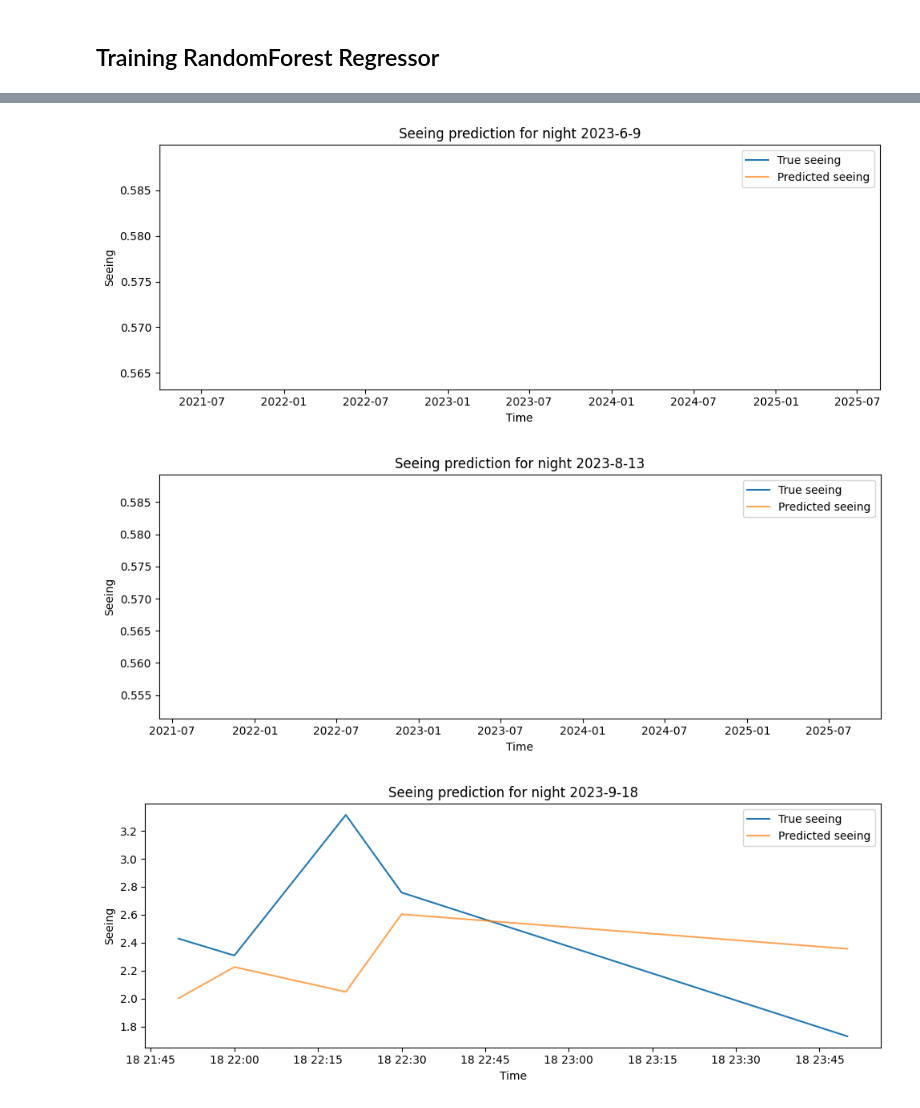
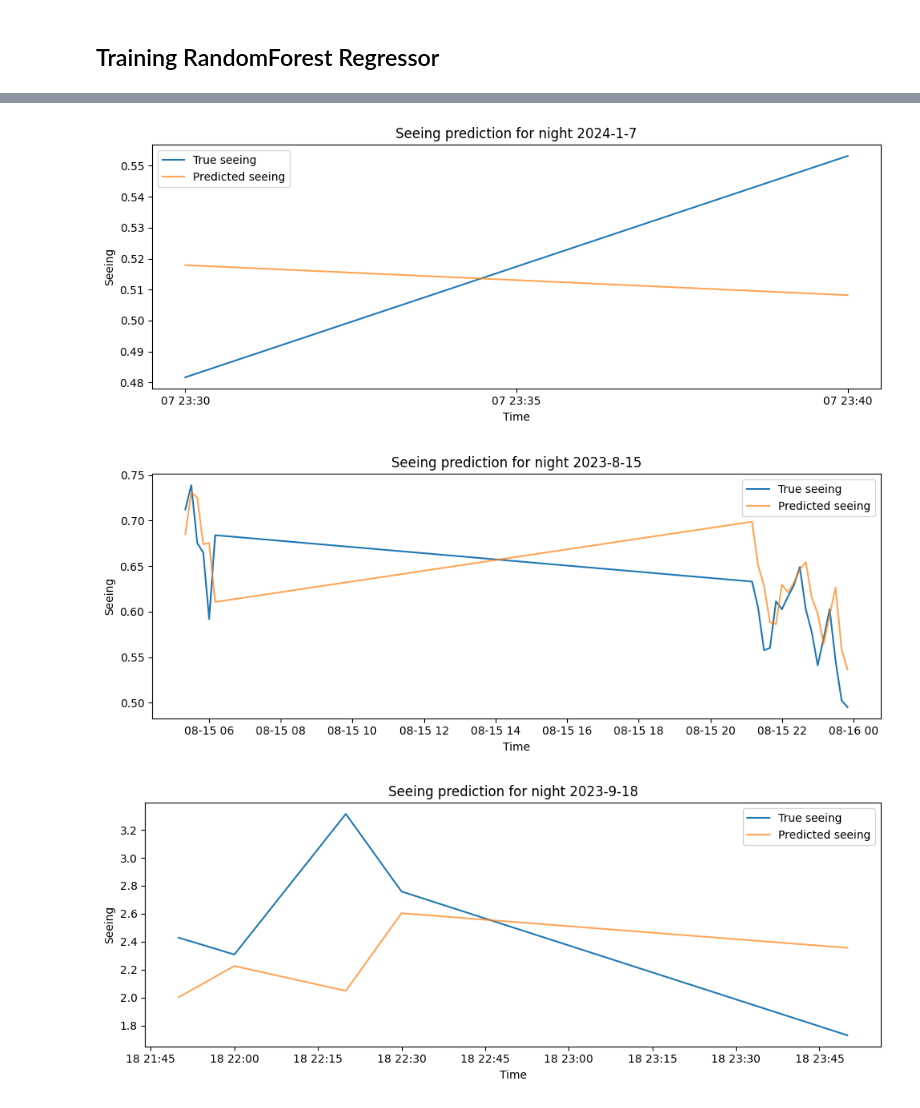
Before and after one commit to gdapablo/Seeing_forecast, a Jupyter notebook: notebooks/ML_lag_features.ipynb, the cells around one changed output, grey strips where cells are left out. Drawn from its saved outputs; the diff is of its cells as text; code cells hidden in the pictures.

```diff
--- a/notebooks/ML_lag_features.ipynb
+++ b/notebooks/ML_lag_features.ipynb
@@ -219,7 +217,7 @@ param_distributions = {
     'n_estimators': [300],
     'max_depth': [20],
     'min_samples_leaf': [2, 4],
-    'max_features': ['sqrt', 'log2', 0.7, 1.0],
+    'max_features': [0.7, 1.0],
 }
 
 # Use only train+val for tuning, but keep track of groups by night_id
@@ -241,7 +239,7 @@ random_search = RandomizedSearchCV(
     cv=gkf.split(X_tune, y_tune, groups=groups),
     scoring='neg_root_mean_squared_error',
     verbose=1,
-    n_jobs=-1,
+    n_jobs=6,
     random_state=42,
 )
 
@@ -287,13 +285,13 @@ print(f"Test R^2:  {r2_test:.3f}")
 # Per-night metrics
 night_metrics = []
 for night, group in results.groupby('night_id'):
-    rmse_n = mean_squared_error(group['y_true'], group['y_pred'])
+    rmse_n = np.sqrt(mean_squared_error(group['y_true'], group['y_pred']))
     mae_n = mean_absolute_error(group['y_true'], group['y_pred'])
     r2_n = r2_score(group['y_true'], group['y_pred'])
     night_metrics.append({'night_id': night, 'rmse': rmse_n, 'mae': mae_n, 'r2': r2_n})
 
 night_metrics_df = pd.DataFrame(night_metrics).sort_values('night_id')
-night_metrics_df.head()
+night_metrics_df.head(10)
 # %% [output]
 Test RMSE: 0.038
 Test MAE: 0.117
@@ -307,24 +310,24 @@ Test R^2:  0.760
 # %%
 # Plot true vs predicted seeing for a few representative nights in the test set
 
-example_nights = night_metrics_df.sort_values('rmse').head(2)['night_id'].tolist() + \
+example_nights = night_metrics_df.sort_values('rmse')[3:5]['night_id'].tolist() + \
                  night_metrics_df.sort_values('rmse').tail(2)['night_id'].tolist()
 example_nights = list(dict.fromkeys(example_nights))  # unique while preserving order
 
 for night in example_nights:
     g = results[results['night_id'] == night]
     plt.figure(figsize=(10, 4))
     plt.plot(g.index, g['y_true'], label='True seeing')
     plt.plot(g.index, g['y_pred'], label='Predicted seeing', alpha=0.7)
     plt.title(f'Seeing prediction for night {night}')
     plt.xlabel('Time')
     plt.ylabel('Seeing')
     plt.legend()
     plt.tight_layout()
     plt.show()
 # %% [output]
-[figure, old version]
+[figure, new version]
-[figure, old version]
+[figure, new version]
 [figure]
 [figure]
 # %%
```
Also changed, not shown: parts of 6 cells of this notebook.
